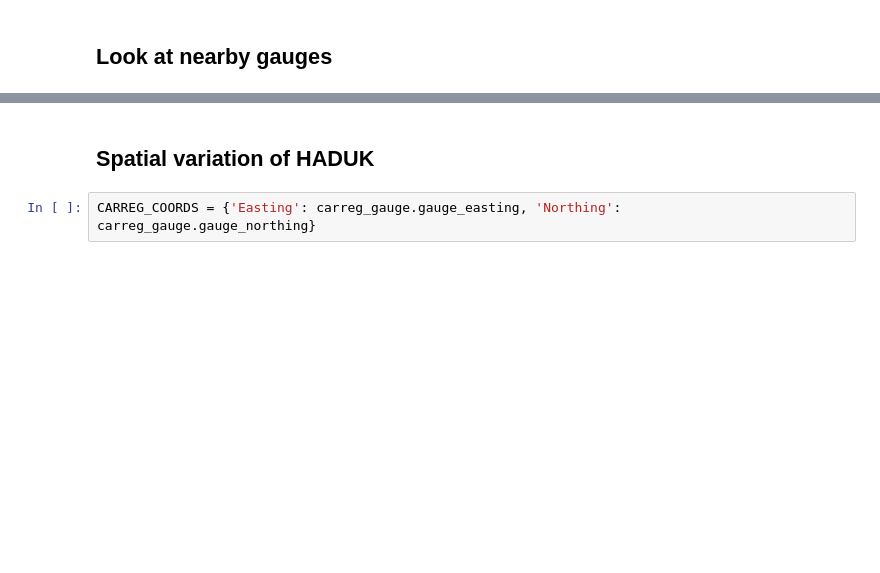
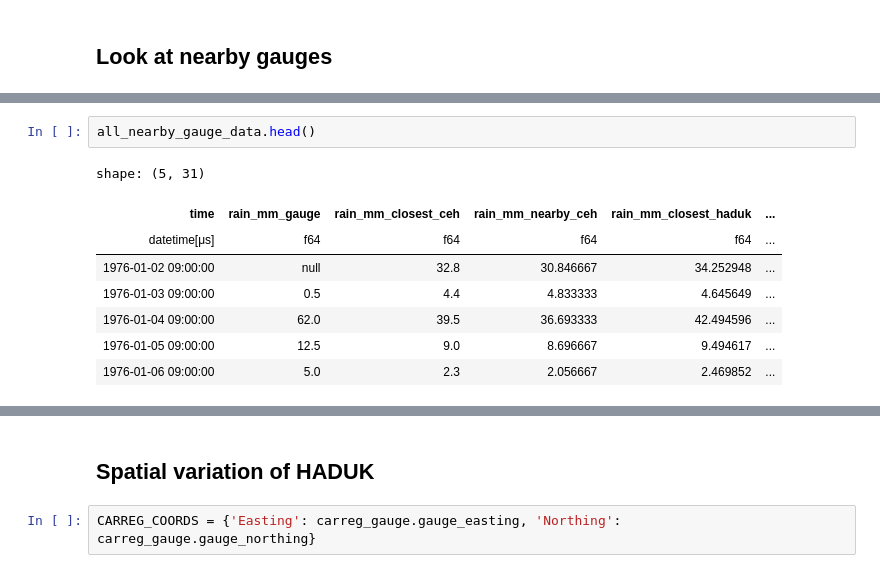
Before and after one commit to Thomasjkeel/FDRI-comparing-rainfall-data-in-upper-severn, a Jupyter notebook: notebooks/Carreg_wen_gauge_vs_grid.ipynb, the cells around one changed output, grey strips where cells are left out. Saved outputs shown, nothing was run; the diff lists cells and outputs as text; blank space fills up the shorter version.

```diff
--- a/notebooks/Carreg_wen_gauge_vs_grid.ipynb
+++ b/notebooks/Carreg_wen_gauge_vs_grid.ipynb
@@ -507,0 +541,11 @@ for gauge_id in carreg_gauge.nearby_gauges:
+# %%
+all_nearby_gauge_data.head()
+# %% [output]
+shape: (5, 31)
+| time | rain_mm_gauge | rain_mm_closest_ceh | rain_mm_nearby_ceh | rain_mm_closest_haduk | ... |
+| datetime[μs] | f64 | f64 | f64 | f64 | ... |
+| 1976-01-02 09:00:00 | null | 32.8 | 30.846667 | 34.252948 | ... |
+| 1976-01-03 09:00:00 | 0.5 | 4.4 | 4.833333 | 4.645649 | ... |
+| 1976-01-04 09:00:00 | 62.0 | 39.5 | 36.693333 | 42.494596 | ... |
+| 1976-01-05 09:00:00 | 12.5 | 9.0 | 8.696667 | 9.494617 | ... |
+| 1976-01-06 09:00:00 | 5.0 | 2.3 | 2.056667 | 2.469852 | ... |
```
Also changed, not shown: parts of 11 cells of this notebook, 4 other files.
